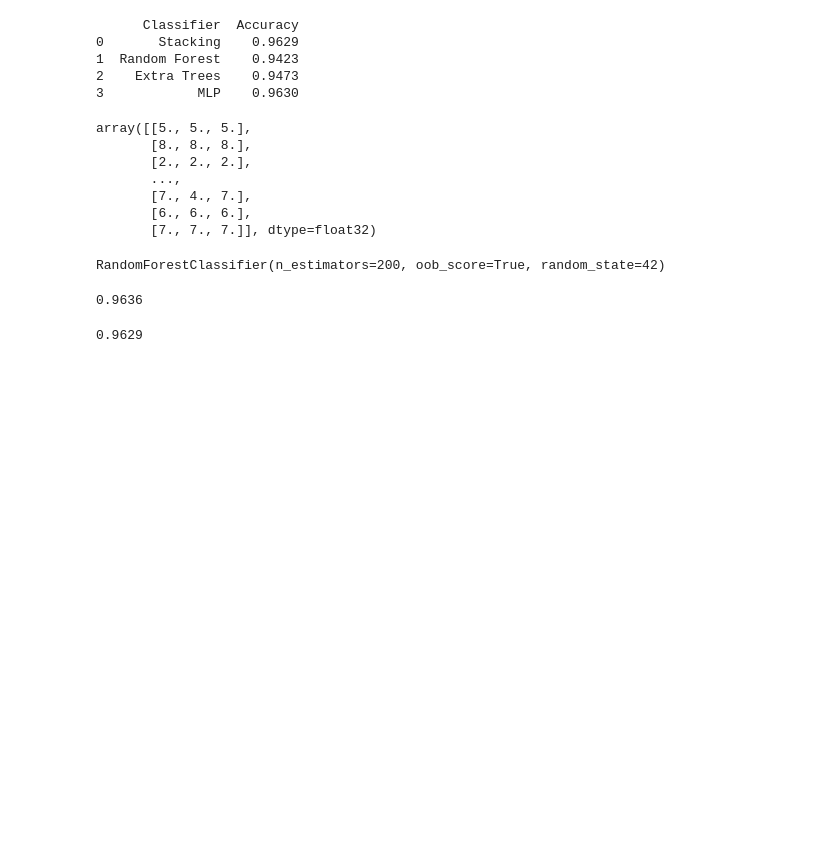
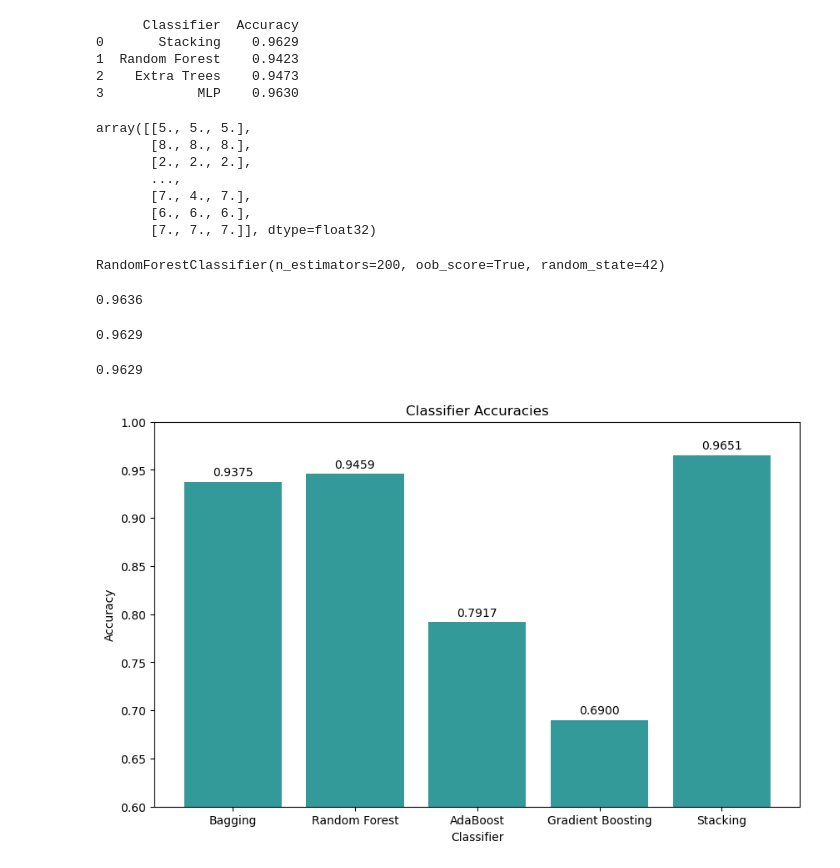
Before and after one commit to ehsanap7/kaggle, a Jupyter notebook: ensemble-learning-comp-8720.ipynb, the cells around one changed output. Drawn from its saved outputs; the diff is of its cells as text; code cells hidden in the pictures; blank space fills up the shorter version.

```diff
--- a/ensemble-learning-comp-8720.ipynb
+++ b/ensemble-learning-comp-8720.ipynb
@@ -587,0 +590,4 @@ accuracy_score(y_test, y_pred)
+# %%
+stacking
+# %% [output]
+0.9629
@@ -587,0 +600,24 @@ accuracy_score(y_test, y_pred)
+# %%
+import matplotlib.pyplot as plt
+
+classifier_names = ["Bagging", "Random Forest", "AdaBoost", "Gradient Boosting", "Stacking"]
+accuracies = [0.9375, 0.9459, 0.7917, 0.6900, 0.9651]
+
+plt.figure(figsize=(10, 6))
+bars = plt.bar(classifier_names, accuracies, align='center', alpha=0.8, color='teal')
+plt.xlabel('Classifier')
+plt.ylabel('Accuracy')
+plt.ylim(0.6, 1)
+plt.title('Classifier Accuracies')
+
+for bar in bars:
+    height = bar.get_height()
+    plt.gca().annotate('{:.4f}'.format(height),
+                       xy=(bar.get_x() + bar.get_width() / 2, height),
+                       xytext=(0, 3),  # 3 points vertical offset
+                       textcoords="offset points",
+                       ha='center', va='bottom')
+
+plt.show()
+# %% [output]
+[figure, added]
```
Also changed, not shown: parts of 2 cells of this notebook.
